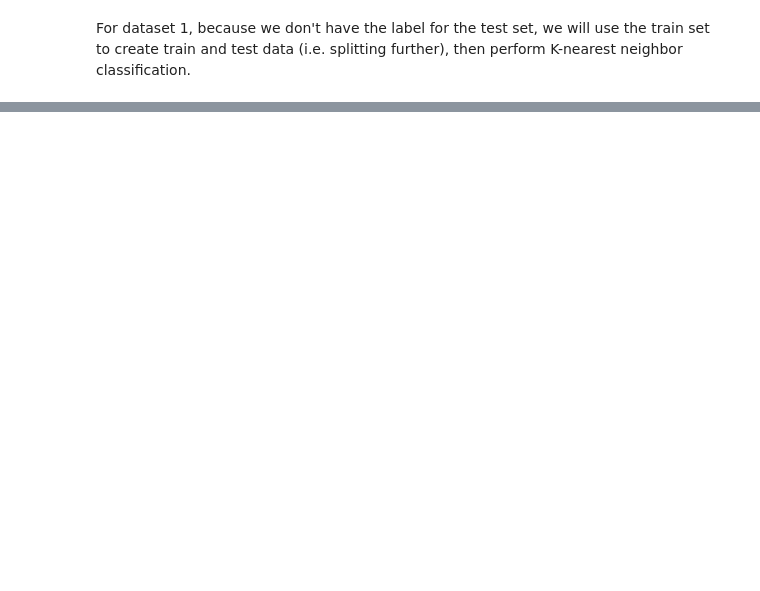
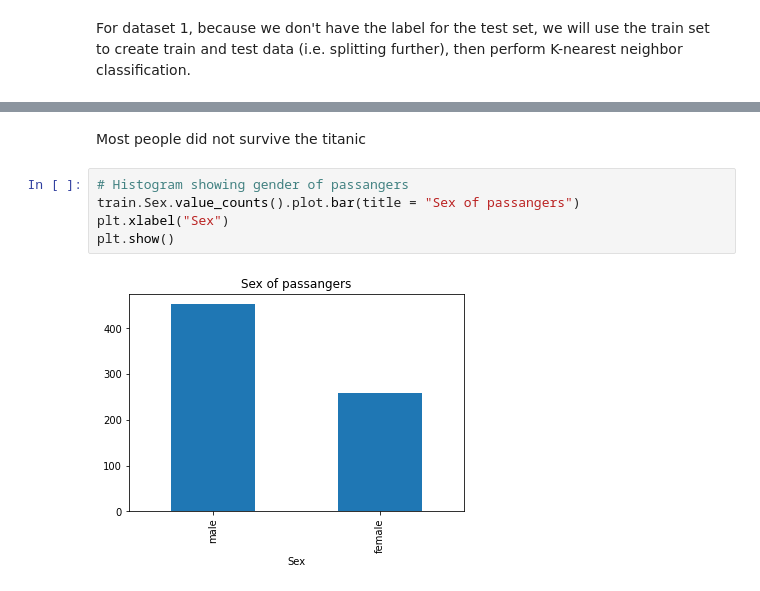
Before and after one commit to Anne120/KNN_and_Naive_Bayes_Classifier, a Jupyter notebook: K_Nearest_Neighbours.ipynb, the cells around one changed output, grey strips where cells are left out. Cells and saved outputs as stored; diff of their text form; blank space fills up the shorter version.

```diff
--- a/K_Nearest_Neighbours.ipynb
+++ b/K_Nearest_Neighbours.ipynb
@@ -49,0 +197,9 @@ data.head()
+# %% [markdown]
+Most people did not survive the titanic
+# %%
+# Histogram showing gender of passangers
+train.Sex.value_counts().plot.bar(title = "Sex of passangers")
+plt.xlabel("Sex")
+plt.show()
+# %% [output]
+[figure, added]
```
Also changed, not shown: parts of 45 cells of this notebook.
